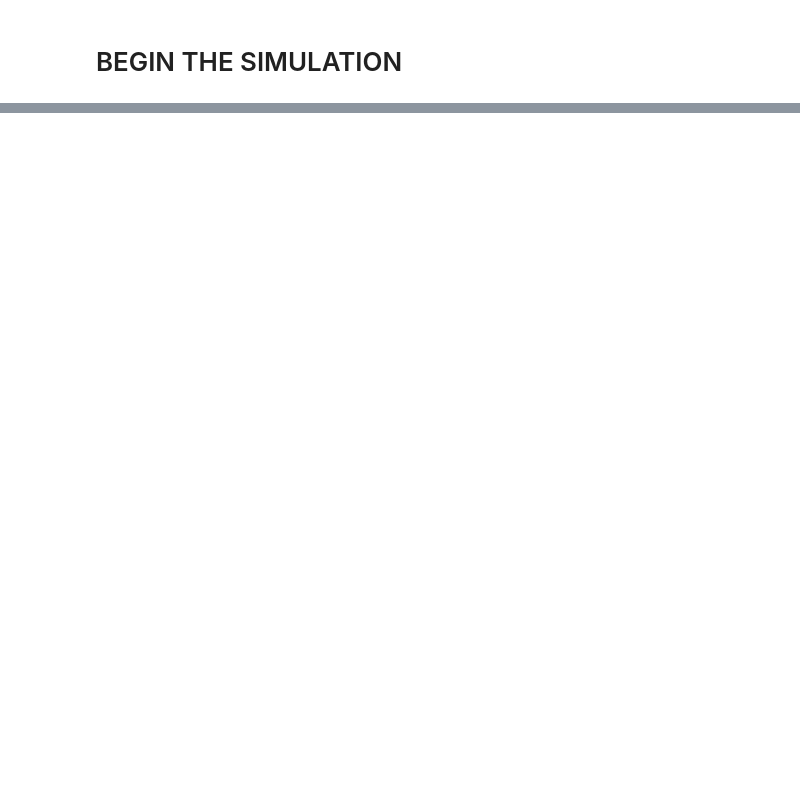
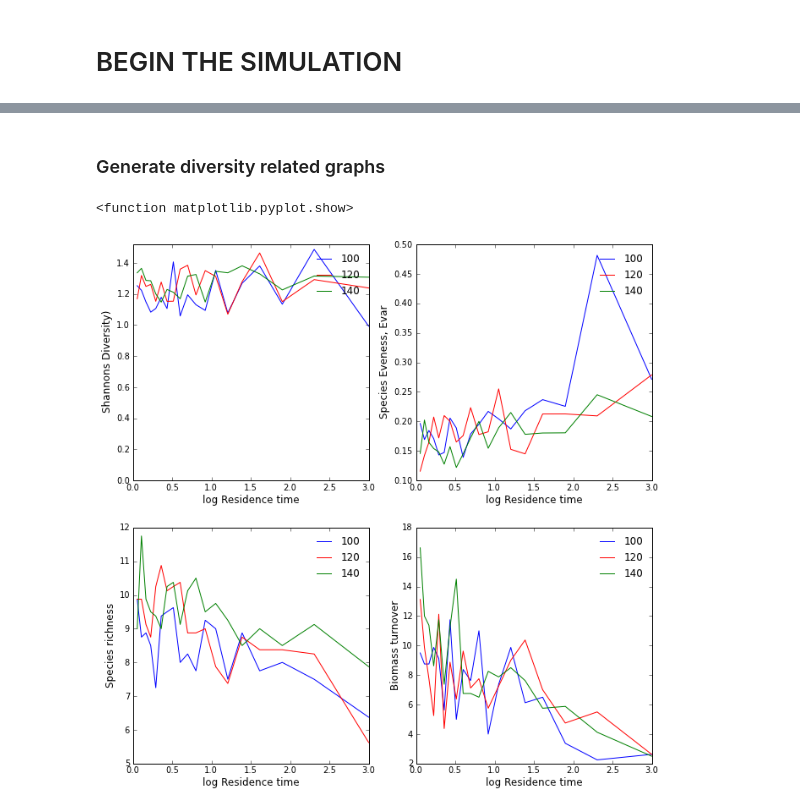
Before and after one commit to imclab/HYDRO-BIDE, a Jupyter notebook: hydrobide_simple.ipynb, the cells around one changed output, grey strips where cells are left out. Drawn from its saved outputs; the diff is of its cells as text; code cells hidden in the pictures; blank space fills up the shorter version.

```diff
--- a/hydrobide_simple.ipynb
+++ b/hydrobide_simple.ipynb
@@ -36,0 +41,7 @@ generating figures
+# %% [markdown]
+### Generate diversity related graphs
+# %%
+fig = plt.figure(figsize=(11.0,11.0))fs = 12 # fontsizecolors = ['b','r','g']ax = fig.add_subplot(2,2,1)for i, Hlist in enumerate(Hlists):    plt.plot(REStimes[i],Hlist,c=colors[i],label=str(int(Vs[i])))    plt.ylim(0,max(Hlist)+0.1*max(Hlist))plt.xlabel("log Residence time",fontsize=fs)plt.ylabel("Shannons Diversity)",fontsize=fs)leg = plt.legend(loc=4, prop={'size':12})leg.draw_frame(False)ax = fig.add_subplot(2,2,2)for i, Evarlist in enumerate(Evarlists):    plt.plot(REStimes[i],Evarlist,c=colors[i],label=str(int(Vs[i])))plt.xlabel("log Residence time",fontsize=fs)plt.ylabel("Species Eveness, Evar",fontsize=fs)leg = plt.legend(loc=1, prop={'size':12})leg.draw_frame(False)ax = fig.add_subplot(2,2,3)for i, Slist in enumerate(Srichness):    plt.plot(REStimes[i],Slist,c=colors[i],label=str(int(Vs[i])))plt.xlabel("log Residence time",fontsize=fs)plt.ylabel("Species richness",fontsize=fs)leg = plt.legend(loc=1, prop={'size':12})leg.draw_frame(False)ax = fig.add_subplot(2,2,4)for i, TOlist in enumerate(TOlists):    plt.plot(REStimes[i],TOlist,c=colors[i],label=str(int(Vs[i])))plt.xlabel("log Residence time",fontsize=fs)plt.ylabel("Biomass turnover",fontsize=fs)leg = plt.legend(loc=1, prop={'size':12})leg.draw_frame(False)plt.show
+# %% [output]
+<function matplotlib.pyplot.show>
+[figure, added]
```
Also changed, not shown: parts of 8 cells of this notebook, 1 other file.
